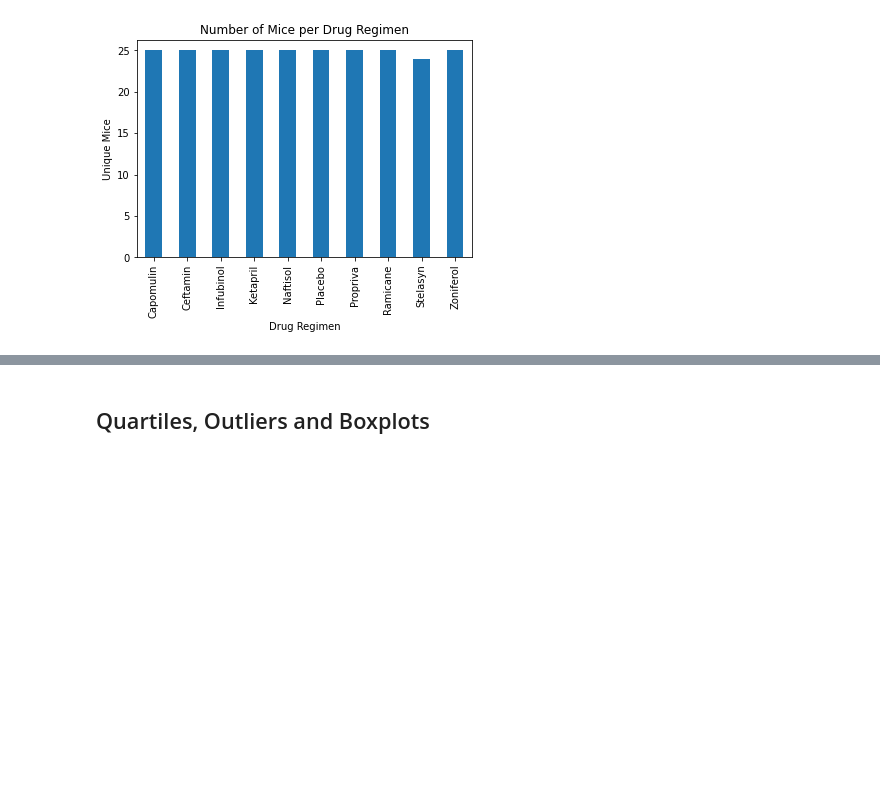
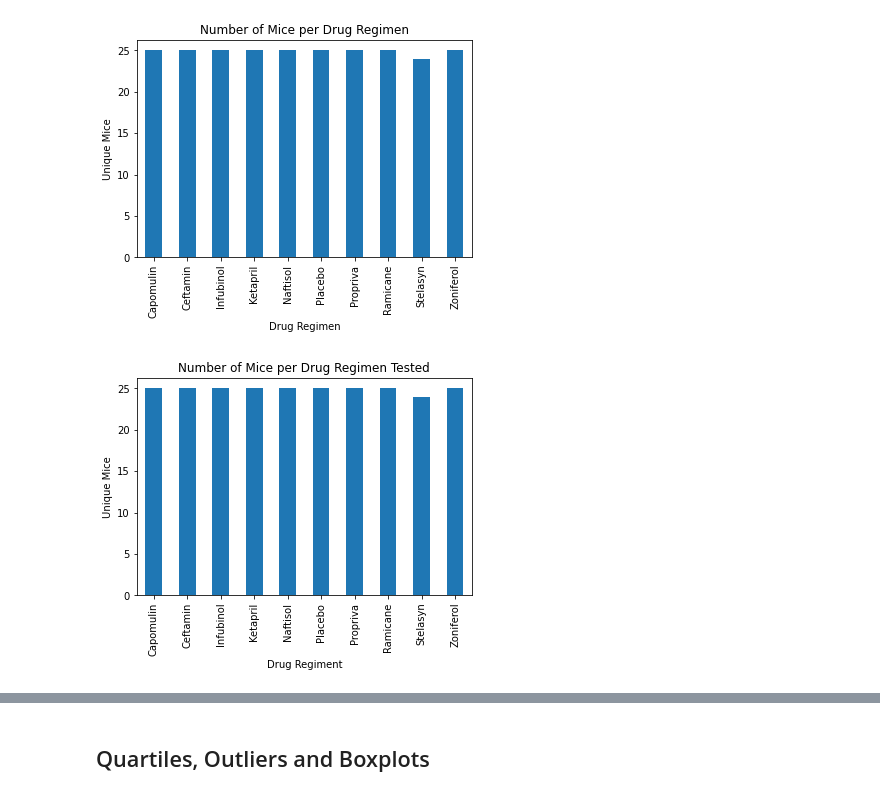
Before and after one commit to jmgeo/Matplotlib-Challenge, a Jupyter notebook: Pymaceuticals/pymaceuticals_starter.ipynb, the cells around one changed output, grey strips where cells are left out. Cells and saved outputs as stored; diff of their text form; code cells hidden in the pictures; blank space fills up the shorter version.

```diff
--- a/Pymaceuticals/pymaceuticals_starter.ipynb
+++ b/Pymaceuticals/pymaceuticals_starter.ipynb
@@ -188,9 +188,14 @@ Text(0, 0.5, 'Unique Mice')
 # %%
 # Generate a bar plot showing the total number of unique mice tested on each drug regimen using pyplot.
 
 pyplot_data = clean_combo_df.groupby('Drug Regimen').nunique()['Mouse ID']
 pyplot_df = pd.DataFrame(pyplot_data)
 pyplot_df.plot.bar(legend=False)
-plt.title('Mice per Drug Regimen Tested')
+plt.title('Number of Mice per Drug Regimen Tested')
+plt.xlabel('Drug Regiment')
+plt.ylabel('Unique Mice')
+plt.show()
+# %% [output]
+[figure, added]
 # %%
 # Generate a pie plot showing the distribution of female versus male mice using pandas
```
Also changed, not shown: parts of 2 cells of this notebook.
